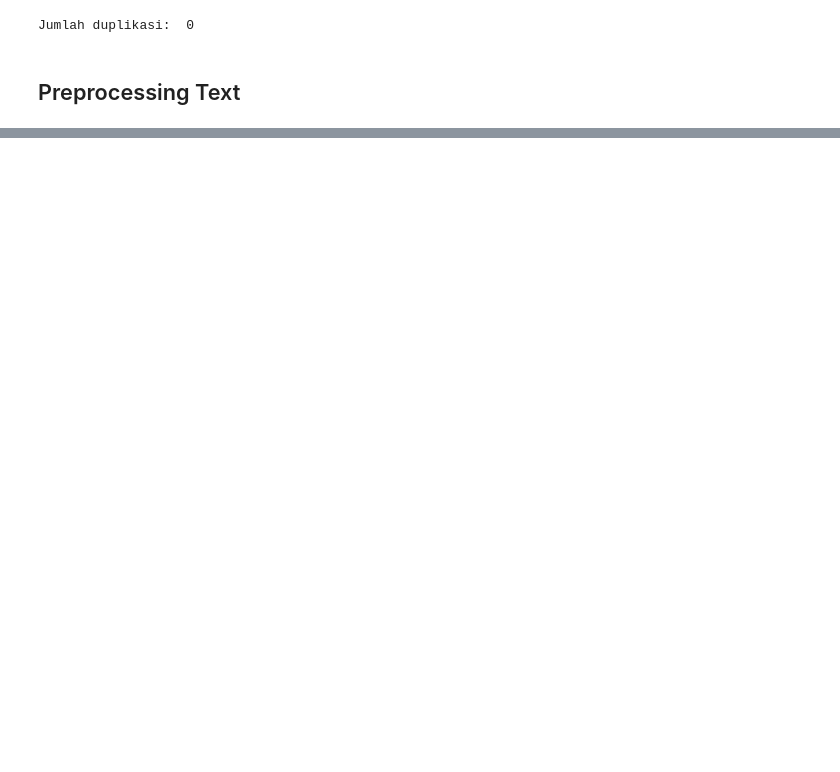
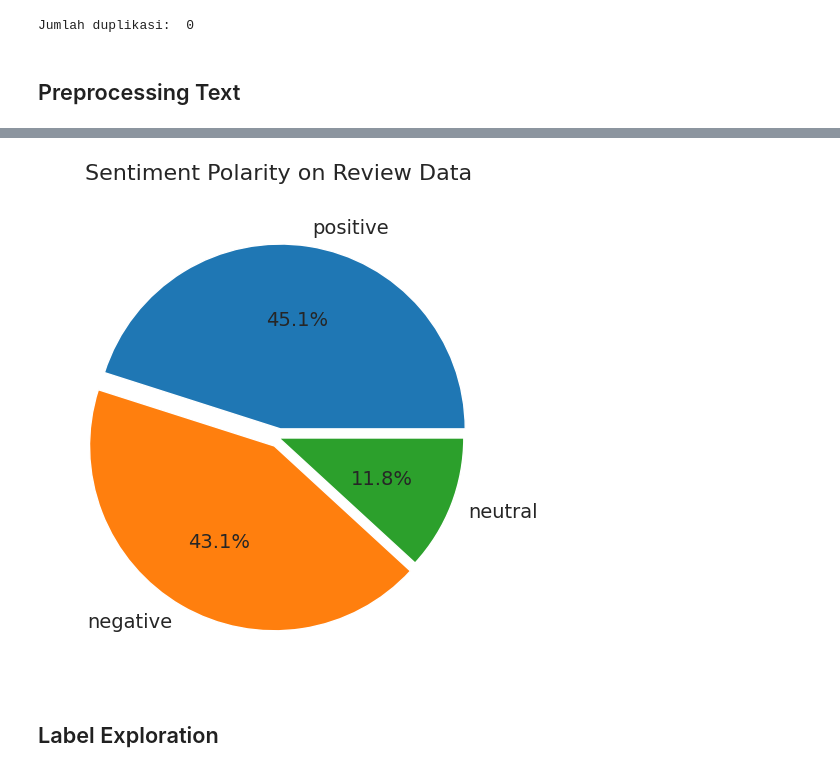
Before and after one commit to Refanz/sentiment-analysis-game-evil-nun2-origins, a Jupyter notebook: notebook.ipynb, the cells around one changed output, grey strips where cells are left out. Drawn from its saved outputs; the diff is of its cells as text; code cells hidden in the pictures; blank space fills up the shorter version.

Commit message:
finish step labeling, exploring label, and modelig with three experiments

```diff
--- a/notebook.ipynb
+++ b/notebook.ipynb
@@ -105,8 +117,8 @@ Data columns (total 11 columns):
 dtypes: datetime64[ns](2), int64(2), object(7)
 memory usage: 1.0+ MB
 # %%
-# Membuat DataFrame baru (clean_df) dengan menghapus baris yang memiliki nilai yang hilang (NaN) dari game_reviews_df
-clean_df = game_reviews_df.dropna()
+# Melakukan drop beberapa kolom dari DataFrame game_reviews_df
+clean_df = game_reviews_df.drop(columns=['reviewCreatedVersion', 'repliedAt', 'replyContent', 'appVersion'])
 
 # Menampilkan informasi tentang DataFrame clean_df
 clean_df.info()
@@ -167,7 +175,9 @@ def filtering_text(text):
     list_stopwords = set(stopwords.words('indonesian'))
     list_stopwords1 = set(stopwords.words('english'))
     list_stopwords.update(list_stopwords1)
-    list_stopwords.update(['iya','yaa','gak','nya','na','sih','ku',"di","ga","ya","gaa","loh","kah","woi","woii","woy", "anjir", "njir"])
+    list_stopwords.update(
+        ['iya', 'yaa', 'gak', 'nya', 'na', 'sih', 'ku', "di", "ga", "ya", "gaa", "loh", "kah", "woi", "woii", "woy",
+         "anjir", "njir"])
 
     filtered = []
 
@@ -473,0 +577,6 @@ clean_df
+# %%
+results = clean_df['text_stopwords'].apply(sentiment_analysis_lexicon_indonesia)
+results = list(zip(*results))
+clean_df['polarity_score'] = results[0]
+clean_df["polarity"] = results[1]
+print(clean_df['polarity'].value_counts())
@@ -473,0 +605,31 @@ clean_df
+# %%
+# Membuat objek gambar dan sumbu dengan ukuran (6, 6) inci
+fig, ax = plt.subplots(figsize=(6, 6))
+
+# Mengambil jumlah data polaritas sentimen dari DataFrame 'clean_df' dan menyumpannya dalam list sizes
+sizes = [count for count in clean_df['polarity'].value_counts()]
+
+# Mengambil label atau kategori sentimen dari DataFrame 'clean_df' dan menyumpannya dalam list labels
+labels = list(clean_df['polarity'].value_counts().index)
+
+# Menentukan seberapa jauh potongan dari pie chart akan ditarik (0.05 artinya potongan pertama dan kedua akan sedikit terpisah)
+explode = (0.05, 0.05, 0)
+
+# Membuat pie chart dengan data 'sizes' dan 'labels' dan 'explodes' yang telah ditentukan
+ax.pie(
+    x=sizes,
+    labels=labels,
+    explode=explode,
+    autopct='%1.1f%%',
+    textprops={'fontsize': 14},
+)
+
+# Memberikan judul pada pie chart
+ax.set_title('Sentiment Polarity on Review Data', fontsize=16, pad=20)
+
+# Menampilkan pie chart
+plt.show()
+# %% [output]
+[figure, added]
+# %% [markdown]
+## Label Exploration
```
Also changed, not shown: parts of 30 cells of this notebook, 2 other files.
